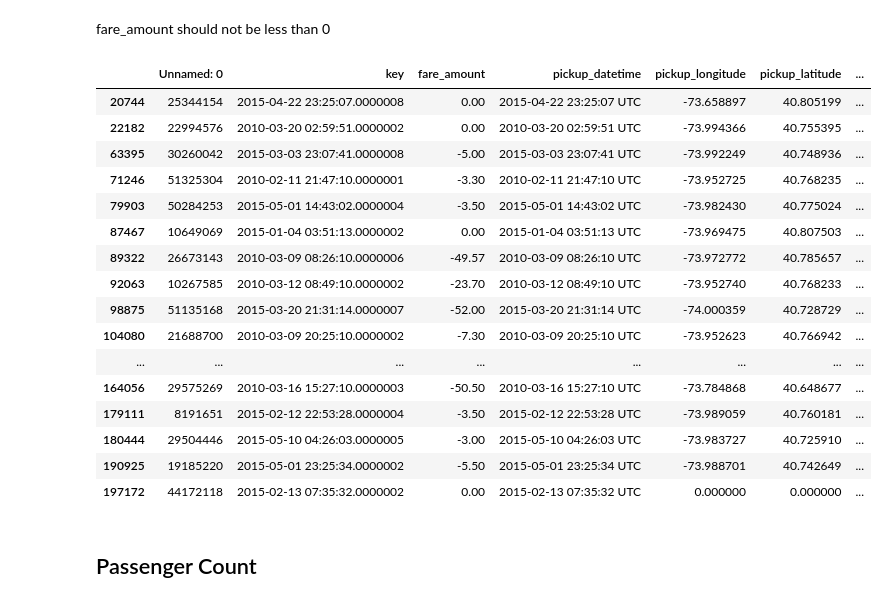
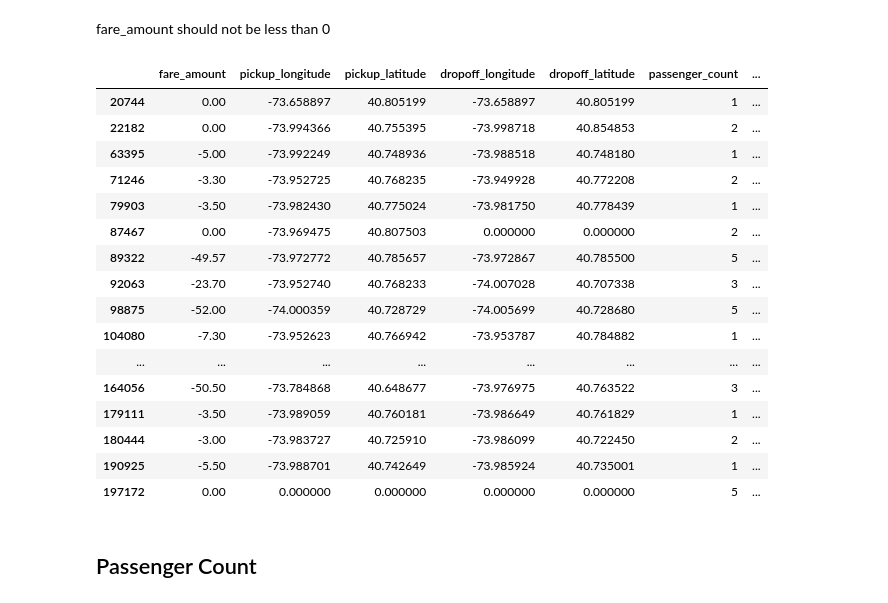
Before and after one commit to AJAYVISWA22/Uber-Fare-Prediction, a Jupyter notebook: Data_EXP.ipynb, the cells around one changed output. Drawn from its saved outputs; the diff is of its cells as text; code cells hidden in the pictures.

```diff
--- a/Data_EXP.ipynb
+++ b/Data_EXP.ipynb
@@ -425,26 +443,26 @@ invalid_rows_loc
 # %% [markdown]
 fare_amount should not be less than 0
 # %%
-aa=df1[(df1['fare_amount'] <= 0)]
+aa=df2[(df2['fare_amount'] <= 0)]
 aa
 # %% [output]
-|  | Unnamed: 0 | key | fare_amount | pickup_datetime | pickup_longitude | pickup_latitude | ... |
-| 20744 | 25344154 | 2015-04-22 23:25:07.0000008 | 0.00 | 2015-04-22 23:25:07 UTC | -73.658897 | 40.805199 | ... |
-| 22182 | 22994576 | 2010-03-20 02:59:51.0000002 | 0.00 | 2010-03-20 02:59:51 UTC | -73.994366 | 40.755395 | ... |
-| 63395 | 30260042 | 2015-03-03 23:07:41.0000008 | -5.00 | 2015-03-03 23:07:41 UTC | -73.992249 | 40.748936 | ... |
-| 71246 | 51325304 | 2010-02-11 21:47:10.0000001 | -3.30 | 2010-02-11 21:47:10 UTC | -73.952725 | 40.768235 | ... |
-| 79903 | 50284253 | 2015-05-01 14:43:02.0000004 | -3.50 | 2015-05-01 14:43:02 UTC | -73.982430 | 40.775024 | ... |
-| 87467 | 10649069 | 2015-01-04 03:51:13.0000002 | 0.00 | 2015-01-04 03:51:13 UTC | -73.969475 | 40.807503 | ... |
-| 89322 | 26673143 | 2010-03-09 08:26:10.0000006 | -49.57 | 2010-03-09 08:26:10 UTC | -73.972772 | 40.785657 | ... |
-| 92063 | 10267585 | 2010-03-12 08:49:10.0000002 | -23.70 | 2010-03-12 08:49:10 UTC | -73.952740 | 40.768233 | ... |
-| 98875 | 51135168 | 2015-03-20 21:31:14.0000007 | -52.00 | 2015-03-20 21:31:14 UTC | -74.000359 | 40.728729 | ... |
-| 104080 | 21688700 | 2010-03-09 20:25:10.0000002 | -7.30 | 2010-03-09 20:25:10 UTC | -73.952623 | 40.766942 | ... |
+|  | fare_amount | pickup_longitude | pickup_latitude | dropoff_longitude | dropoff_latitude | passenger_count | ... |
+| 20744 | 0.00 | -73.658897 | 40.805199 | -73.658897 | 40.805199 | 1 | ... |
+| 22182 | 0.00 | -73.994366 | 40.755395 | -73.998718 | 40.854853 | 2 | ... |
+| 63395 | -5.00 | -73.992249 | 40.748936 | -73.988518 | 40.748180 | 1 | ... |
+| 71246 | -3.30 | -73.952725 | 40.768235 | -73.949928 | 40.772208 | 2 | ... |
+| 79903 | -3.50 | -73.982430 | 40.775024 | -73.981750 | 40.778439 | 1 | ... |
+| 87467 | 0.00 | -73.969475 | 40.807503 | 0.000000 | 0.000000 | 2 | ... |
+| 89322 | -49.57 | -73.972772 | 40.785657 | -73.972867 | 40.785500 | 5 | ... |
+| 92063 | -23.70 | -73.952740 | 40.768233 | -74.007028 | 40.707338 | 3 | ... |
+| 98875 | -52.00 | -74.000359 | 40.728729 | -74.005699 | 40.728680 | 5 | ... |
+| 104080 | -7.30 | -73.952623 | 40.766942 | -73.953787 | 40.784882 | 1 | ... |
 | ... | ... | ... | ... | ... | ... | ... | ... |
-| 164056 | 29575269 | 2010-03-16 15:27:10.0000003 | -50.50 | 2010-03-16 15:27:10 UTC | -73.784868 | 40.648677 | ... |
-| 179111 | 8191651 | 2015-02-12 22:53:28.0000004 | -3.50 | 2015-02-12 22:53:28 UTC | -73.989059 | 40.760181 | ... |
-| 180444 | 29504446 | 2015-05-10 04:26:03.0000005 | -3.00 | 2015-05-10 04:26:03 UTC | -73.983727 | 40.725910 | ... |
-| 190925 | 19185220 | 2015-05-01 23:25:34.0000002 | -5.50 | 2015-05-01 23:25:34 UTC | -73.988701 | 40.742649 | ... |
-| 197172 | 44172118 | 2015-02-13 07:35:32.0000002 | 0.00 | 2015-02-13 07:35:32 UTC | 0.000000 | 0.000000 | ... |
+| 164056 | -50.50 | -73.784868 | 40.648677 | -73.976975 | 40.763522 | 3 | ... |
+| 179111 | -3.50 | -73.989059 | 40.760181 | -73.986649 | 40.761829 | 1 | ... |
+| 180444 | -3.00 | -73.983727 | 40.725910 | -73.986099 | 40.722450 | 2 | ... |
+| 190925 | -5.50 | -73.988701 | 40.742649 | -73.985924 | 40.735001 | 1 | ... |
+| 197172 | 0.00 | 0.000000 | 0.000000 | 0.000000 | 0.000000 | 5 | ... |
 # %% [markdown]
 ## Passenger Count
 # %% [markdown]
```
Also changed, not shown: parts of 32 cells of this notebook.
